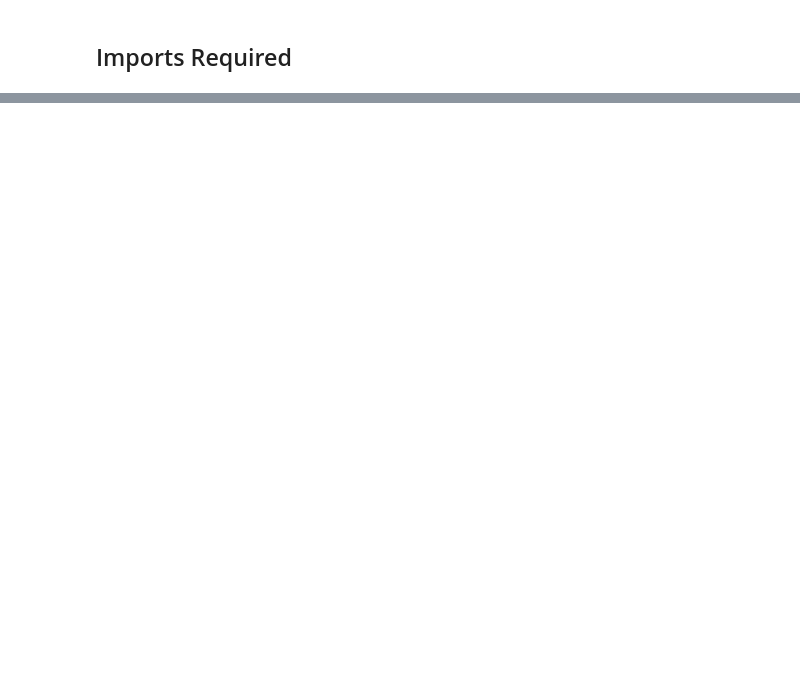
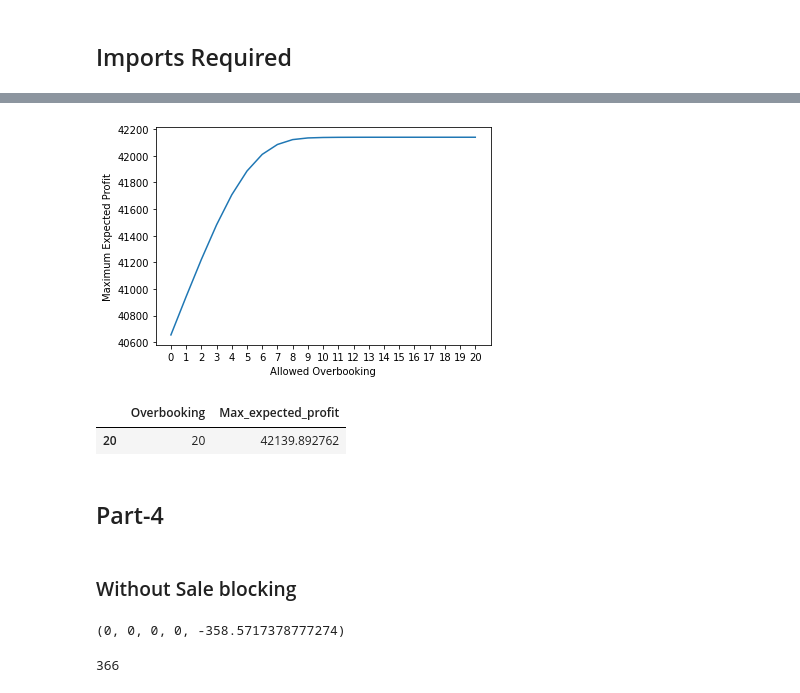
Before and after one commit to chyavan-mc/the-price-is-perfect, a Jupyter notebook: project-2.ipynb, the cells around one changed output, grey strips where cells are left out. Cells and saved outputs as stored; diff of their text form; code cells hidden in the pictures; blank space fills up the shorter version.

```diff
--- a/project-2.ipynb
+++ b/project-2.ipynb
@@ -331,0 +426,18 @@ plt.show()
+# %%
+csv_filepath2 = "max_expected_profit_blocking.csv"
+
+if exists(csv_filepath2):
+    # Read solutions for Part-3
+    df2 = pd.read_csv(csv_filepath2)
+else:
+    exp_profit_blocking = list()
+    for idx, obj in enumerate(ft_objs):
+        obj.block_bookings = 1
+        obj.calculate_values()
+
+        exp_profit_blocking.append([idx, obj.V[-1, -1, 0]])
+
+    df2 = pd.DataFrame(exp_profit_blocking, columns=["Overbooking", "Max_expected_profit"])
+    df2.to_csv(csv_filepath2, index=False)
+
+df2
@@ -331,0 +462,17 @@ plt.show()
+# %%
+df2.plot(kind='line', x='Overbooking', y='Max_expected_profit', legend=None)
+plt.ylabel('Maximum Expected Profit')
+plt.xlabel('Allowed Overbooking')
+plt.xticks(df2.index.values)
+plt.show()
+# %% [output]
+[figure, added]
+# %%
+df2.iloc[[df2['Max_expected_profit'].idxmax()]]
+# %% [output]
+|  | Overbooking | Max_expected_profit |
+| 20 | 20 | 42139.892762 |
+# %% [markdown]
+## Part-4
+# %% [markdown]
+### Without Sale blocking
@@ -331,0 +503,8 @@ plt.show()
+# %%
+optim_ft_1.simulate_day(0,0,365)
+# %% [output]
+(0, 0, 0, 0, -358.5717378777274)
+# %%
+optim_ft_1.tN
+# %% [output]
+366
```
Also changed, not shown: parts of 48 cells of this notebook, 2 other files.
